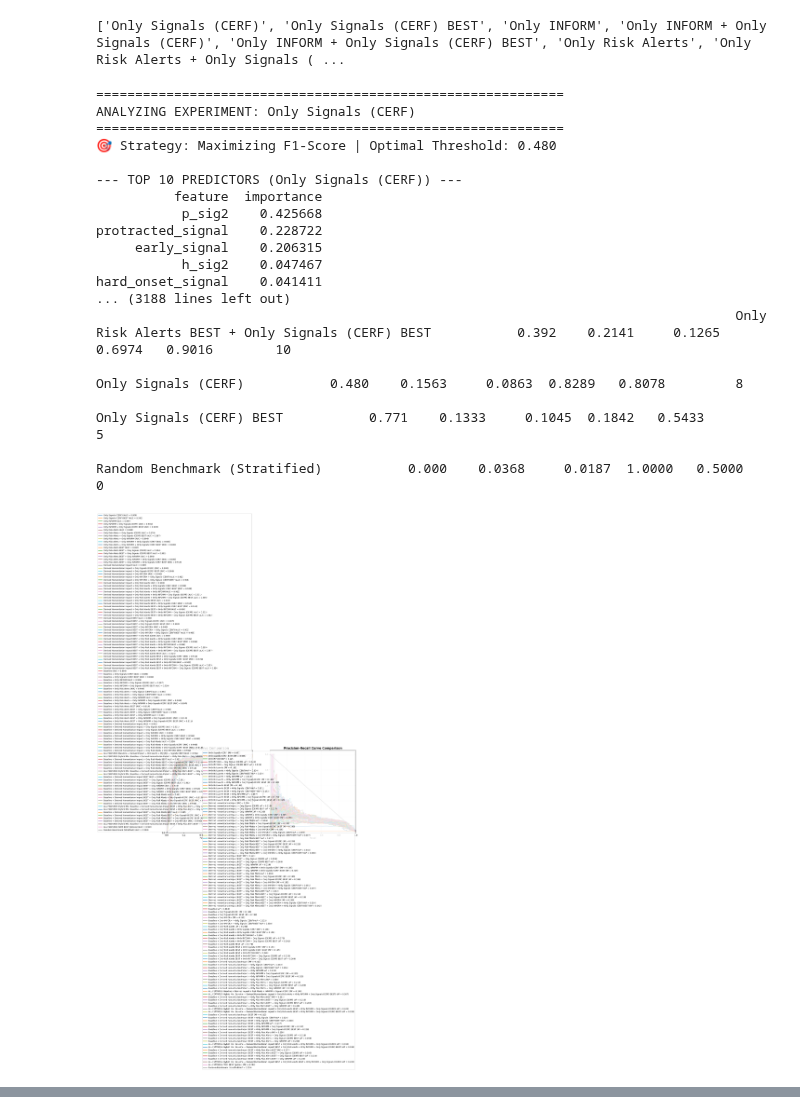
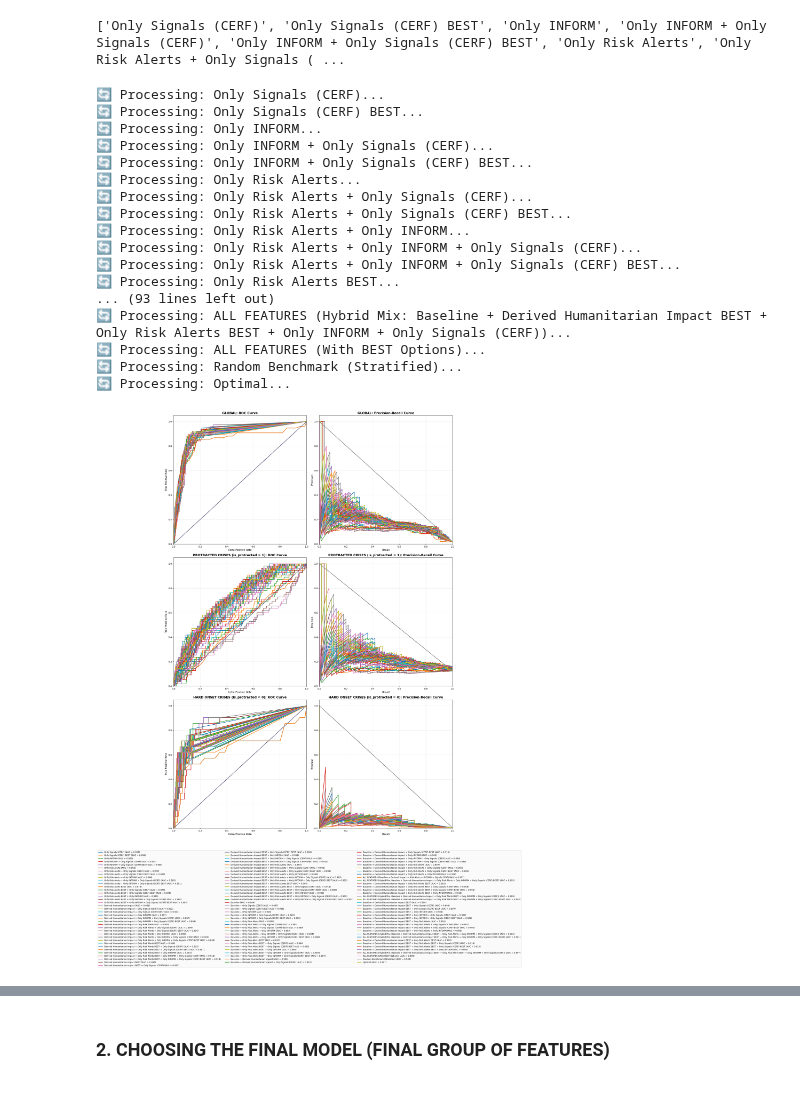
Before and after one commit to gallagelpi/Master_thesis, a Jupyter notebook: pipeline/results.ipynb, the cells around one changed output, grey strips where cells are left out. Saved outputs shown, nothing was run; the diff lists cells and outputs as text; code cells hidden in the pictures.

```diff
--- a/pipeline/results.ipynb
+++ b/pipeline/results.ipynb
@@ -21,6 +21,7 @@ with open(file_path, "r", encoding="utf-8") as f:
     experiments_map = json.load(f)
 
 experiments_map["Random Benchmark (Stratified)"] = "benchmark_random"
+experiments_map["Optimal"] = "optimal"
 
 # Perfect! Your dictionary is now fully recovered
 print(f"Experiments map loaded successfully. Total experiments: {len(experiments_map)}")
@@ -171,23 +248,43 @@ print(models)
 # %% [output]
 ['Only Signals (CERF)', 'Only Signals (CERF) BEST', 'Only INFORM', 'Only INFORM + Only Signals (CERF)', 'Only INFORM + Only Signals (CERF) BEST', 'Only Risk Alerts', 'Only Risk Alerts + Only Signals ( ...
 # %%
-evaluate_experiments(plots_filter=models, threshold_05=False, experiments_map=experiments_map)
+# ==========================================
+# CÓMO EJECUTARLO AHORA (¡Súper importante!)
+# ==========================================
+
+# 1. Cargas el parquet tú mismo (así si hay un error de ruta te enteras enseguida)
+ruta_parquet = "../data_clean/final_data.parquet" # <-- ¡Asegúrate de que la ruta es correcta!
+df_original = pd.read_parquet(ruta_parquet)
+
+# 2. Si iso3 y month están en el índice, los pasamos a columnas y aseguramos formato fecha
+if 'iso3' not in df_original.columns:
+    df_original = df_original.reset_index()
+if 'month' in df_original.columns:
+    df_original['month'] = pd.to_datetime(df_original['month'], errors='coerce')
+
+
+evaluate_experiments(
+    plots_filter=models,
+    df_master=df_original, # <-- ¡Aquí es donde le pasamos el Parquet ya cargado!
+    threshold_05=False,
+    experiments_map=experiments_map
+)
 # %% [output]
-============================================================
-ANALYZING EXPERIMENT: Only Signals (CERF)
-============================================================
-🎯 Strategy: Maximizing F1-Score | Optimal Threshold: 0.480
-
---- TOP 10 PREDICTORS (Only Signals (CERF)) ---
-          feature  importance
-           p_sig2    0.425668
-protracted_signal    0.228722
-     early_signal    0.206315
-           h_sig2    0.047467
-hard_onset_signal    0.041411
-... (3188 lines left out)
-                                                                                  Only Risk Alerts BEST + Only Signals (CERF) BEST           0.392    0.2141     0.1265  0.6974   0.9016        10
-                                                                                                               Only Signals (CERF)           0.480    0.1563     0.0863  0.8289   0.8078         8
-                                                                                                          Only Signals (CERF) BEST           0.771    0.1333     0.1045  0.1842   0.5433         5
-                                                                                                     Random Benchmark (Stratified)           0.000    0.0368     0.0187  1.0000   0.5000         0
+🔄 Processing: Only Signals (CERF)...
+🔄 Processing: Only Signals (CERF) BEST...
+🔄 Processing: Only INFORM...
+🔄 Processing: Only INFORM + Only Signals (CERF)...
+🔄 Processing: Only INFORM + Only Signals (CERF) BEST...
+🔄 Processing: Only Risk Alerts...
+🔄 Processing: Only Risk Alerts + Only Signals (CERF)...
+🔄 Processing: Only Risk Alerts + Only Signals (CERF) BEST...
+🔄 Processing: Only Risk Alerts + Only INFORM...
+🔄 Processing: Only Risk Alerts + Only INFORM + Only Signals (CERF)...
+🔄 Processing: Only Risk Alerts + Only INFORM + Only Signals (CERF) BEST...
+🔄 Processing: Only Risk Alerts BEST...
+... (93 lines left out)
+🔄 Processing: ALL FEATURES (Hybrid Mix: Baseline + Derived Humanitarian Impact BEST + Only Risk Alerts BEST + Only INFORM + Only Signals (CERF))...
+🔄 Processing: ALL FEATURES (With BEST Options)...
+🔄 Processing: Random Benchmark (Stratified)...
+🔄 Processing: Optimal...
-[figure, old version]
+[figure, new version]
@@ -193,0 +308,2 @@ hard_onset_signal    0.041411
+# %% [markdown]
+### 2. CHOOSING THE FINAL MODEL (FINAL GROUP OF FEATURES)
```
Also changed, not shown: parts of 14 cells of this notebook, 3 other files.
